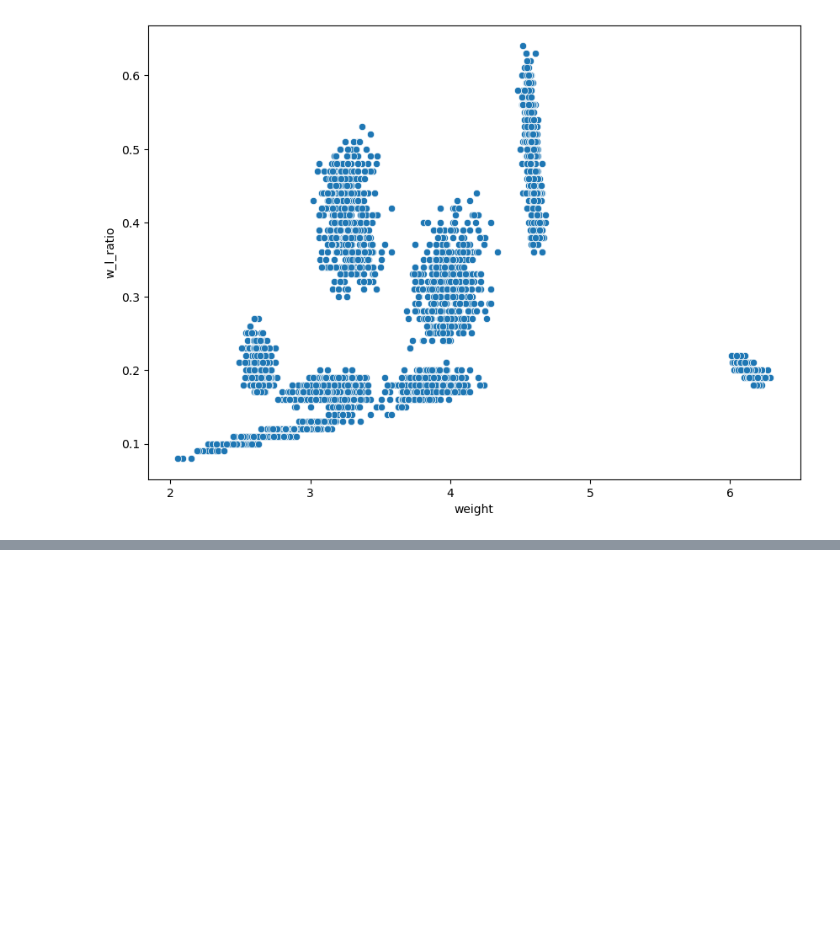
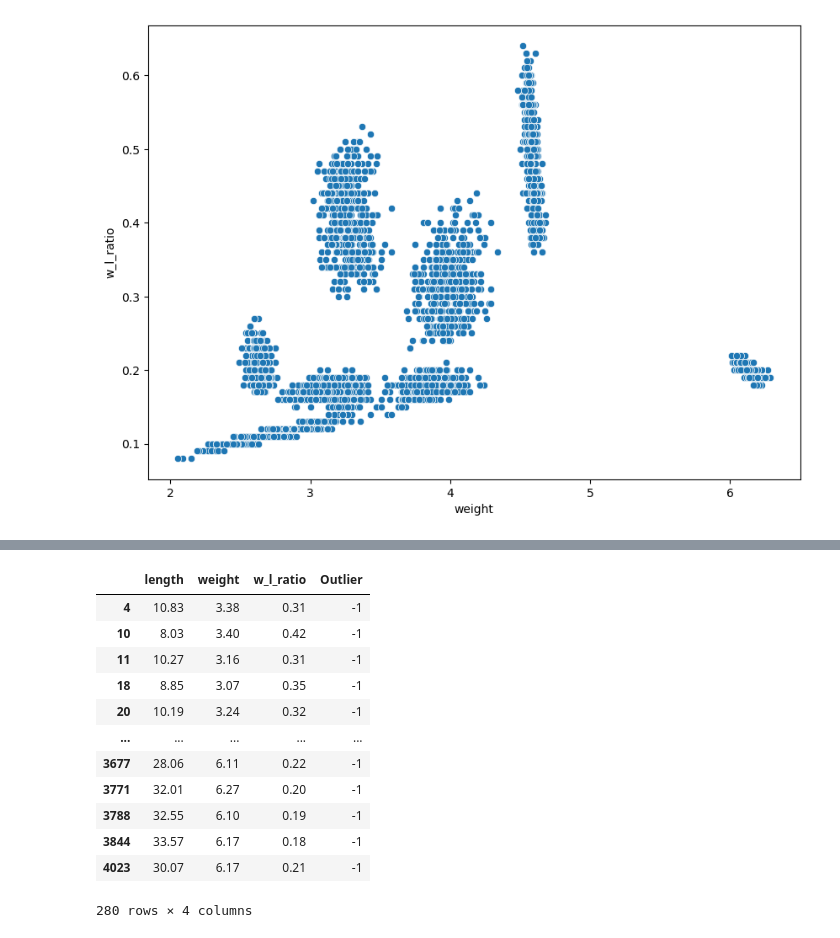
Before and after one commit to MaukanMir/Fish-Classification-Analysis, a Jupyter notebook: training.ipynb, the cells around one changed output, grey strips where cells are left out. Cells and saved outputs as stored; diff of their text form; code cells hidden in the pictures; blank space fills up the shorter version.

Commit message:
added new models

```diff
--- a/training.ipynb
+++ b/training.ipynb
@@ -91,11 +95,17 @@ def plot_distribution(df, kind):
   plt.tight_layout()
   plt.show()
 
+def find_outliers_isolation_forest(df):
+    outlier_df = df.copy()
+    iso_forest = IsolationForest(contamination=0.05)  # Adjust contamination level as needed
+    for col in outlier_df.columns:
+        outlier_df[f'{col}_outlier'] = iso_forest.fit_predict(df[[col]])
+    return outlier_df
+
 def create_sklearn_pipeline(model, kbest=None):
 
   steps = [
       ("Scaler", StandardScaler()),
-      ("PowerTransformer", PowerTransformer()),
       ("model", model)
     ]
 
@@ -105,6 +115,14 @@ def create_sklearn_pipeline(model, kbest=None):
   return Pipeline(
     steps = steps
   )
+
+def find_outliers_dbscan(df):
+    dbscan = DBSCAN(eps=0.03, min_samples=2)
+    pipeline = create_sklearn_pipeline(dbscan)
+    pipeline.fit(df)
+    dbscan_labels = pipeline.named_steps['model'].labels_
+    df['Outlier'] = dbscan_labels
+    return df[df['Outlier'] == -1]
 
 def pca_analysis(X):
 
@@ -152,6 +170,7 @@ def grab_selected_models(names):
     "GBC":GradientBoostingClassifier(),
     "RFC":RandomForestClassifier(),
     "XGB": XGBClassifier(),
+    "CAT":CatBoostClassifier(verbose=0),
     "DUMMY": DummyClassifier(strategy="uniform")
   }
 
@@ -182,12 +201,12 @@ def evaluate_model(model, X, y, metric):
     round(f1_metric,3)
   ]
 
-def test_selected_models(preprocessor, model_names, models, X, y, scoring_metric, kbest=None):
+def test_selected_models(model_names, models, X, y, scoring_metric, kbest=None):
 
   metric_tracker = []
 
   for model, model_name in zip(models, model_names):
-    pipeline = create_sklearn_pipeline(preprocessor, model, kbest) if kbest else create_sklearn_pipeline(preprocessor, model)
+    pipeline = create_sklearn_pipeline(model, kbest) if kbest else create_sklearn_pipeline( model)
     scores = evaluate_model(pipeline, X, y, scoring_metric)
     metric_tracker.append({
       "Model": model_name,
@@ -328,0 +374,3 @@ for col in numerical_types.columns:
+# %%
+isolation_outliers = find_outliers_isolation_forest(numerical_types)
+dbscan_outliers = find_outliers_dbscan(numerical_types)
@@ -328,0 +401,16 @@ for col in numerical_types.columns:
+# %%
+dbscan_outliers
+# %% [output]
+|  | length | weight | w_l_ratio | Outlier |
+| 4 | 10.83 | 3.38 | 0.31 | -1 |
+| 10 | 8.03 | 3.40 | 0.42 | -1 |
+| 11 | 10.27 | 3.16 | 0.31 | -1 |
+| 18 | 8.85 | 3.07 | 0.35 | -1 |
+| 20 | 10.19 | 3.24 | 0.32 | -1 |
+| ... | ... | ... | ... | ... |
+| 3677 | 28.06 | 6.11 | 0.22 | -1 |
+| 3771 | 32.01 | 6.27 | 0.20 | -1 |
+| 3788 | 32.55 | 6.10 | 0.19 | -1 |
+| 3844 | 33.57 | 6.17 | 0.18 | -1 |
+| 4023 | 30.07 | 6.17 | 0.21 | -1 |
+280 rows × 4 columns
```
Also changed, not shown: parts of 14 cells of this notebook, 20 other files.
